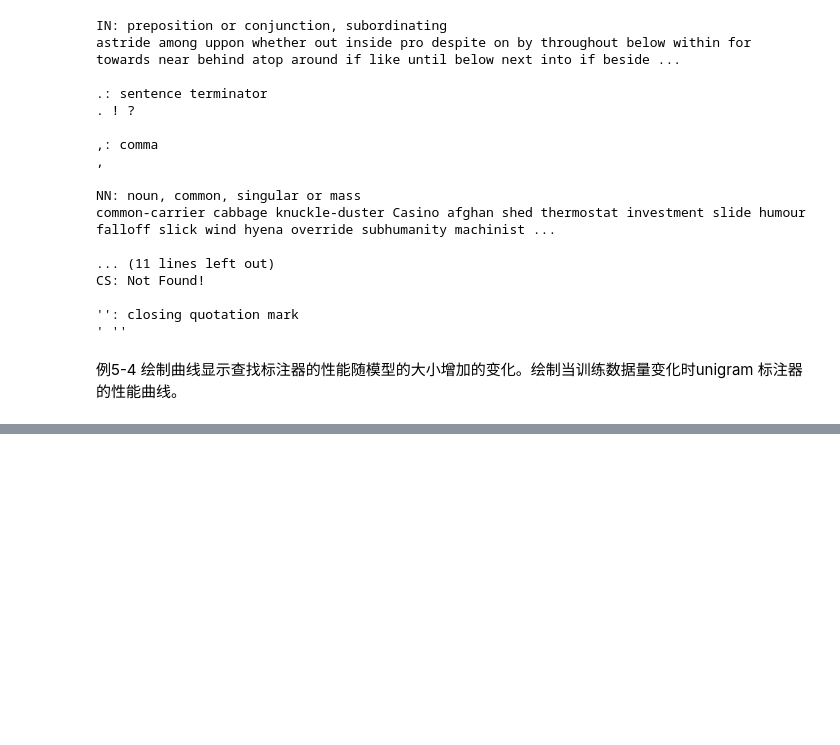
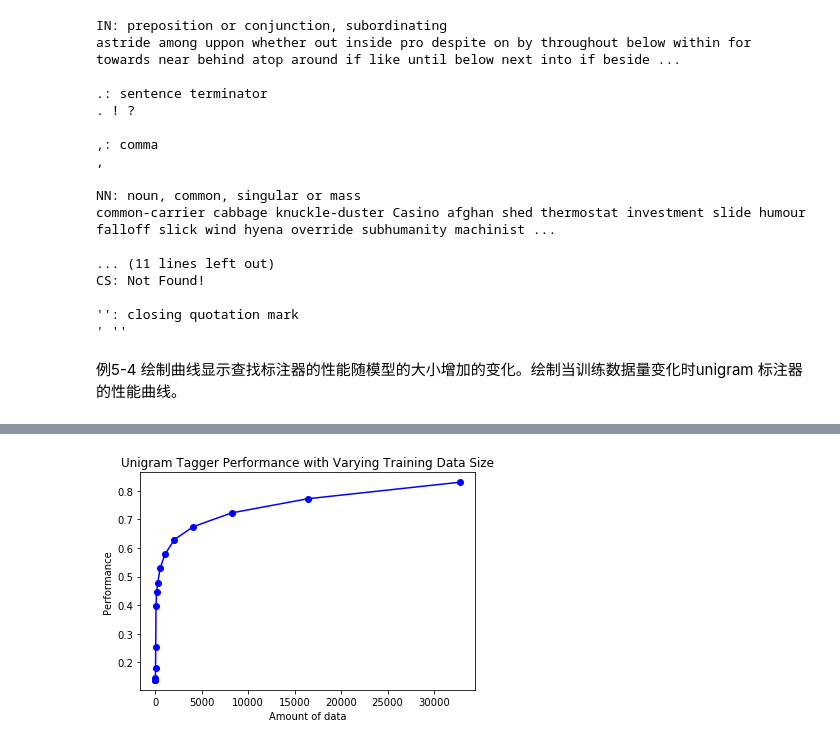
Before and after one commit to fdjingyuan/NLP-nltk, a Jupyter notebook: homework/NLP-hw4.ipynb, the cells around one changed output, grey strips where cells are left out. Drawn from its saved outputs; the diff is of its cells as text; code cells hidden in the pictures; blank space fills up the shorter version.

```diff
--- a/homework/NLP-hw4.ipynb
+++ b/homework/NLP-hw4.ipynb
@@ -139,0 +138,27 @@ display()
+# %%
+def performance(cfd, wordlist):
+    lt = dict((word, cfd[word].max()) for word in wordlist)#最有可能是哪一个词性（频率最大的那个）
+    baseline_tagger = nltk.UnigramTagger(model=lt, backoff=nltk.DefaultTagger('NN'))#unigram标注不了的全部标为NN
+    return baseline_tagger.evaluate(brown.tagged_sents(categories='news'))#测试集是brown.tagged_sents，返回性能
+
+def display_performance():
+    import pylab
+    all_words = brown.words(categories='news')
+    all_tagged_words = brown.tagged_words(categories='news')
+    data_sizes = [2 ** i for i in range(16)]#训练集数据的大小:1,2,4,8,16...
+    perfs = []#存所有性能指标
+    for data_size in data_sizes:
+        words = all_words[:data_size]#按照不同大小分割数据集，words为训练集
+        word_freqs = nltk.FreqDist(words).most_common()
+        words_by_freq = [w for (w, _) in word_freqs]#按照频率顺序排列训练集的词
+        cfd = nltk.ConditionalFreqDist(all_tagged_words[:data_size])#得到训练集的标签
+        perfs.append(performance(cfd, words_by_freq))
+    pylab.plot(data_sizes, perfs, '-bo')
+    pylab.title('Unigram Tagger Performance with Varying Training Data Size')
+    pylab.xlabel('Amount of data')
+    pylab.ylabel('Performance')
+    pylab.show()
+
+display_performance()
+# %% [output]
+[figure, added]
```
Also changed, not shown: parts of 1 cell of this notebook.
